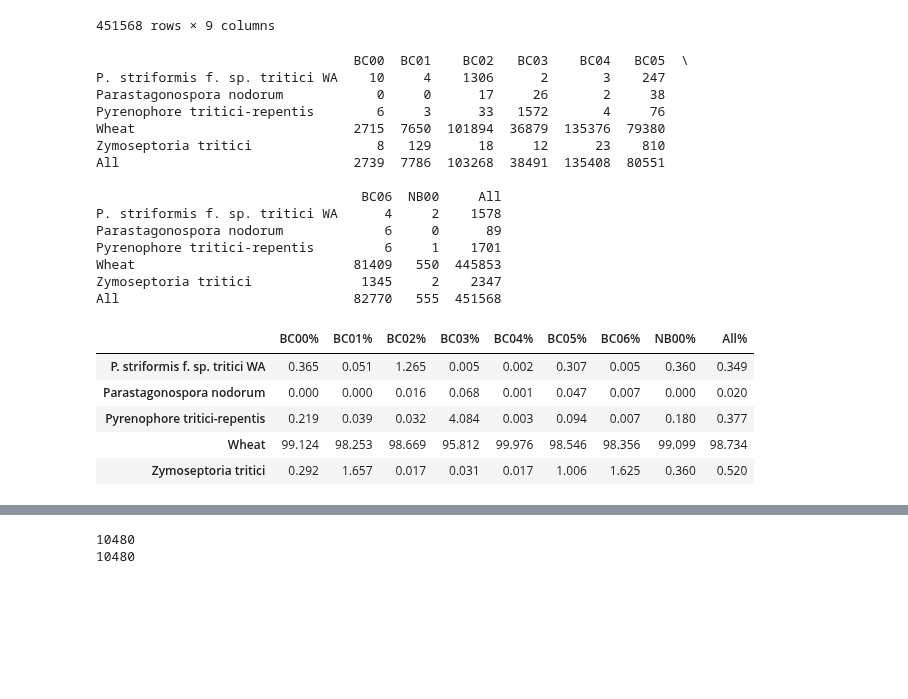
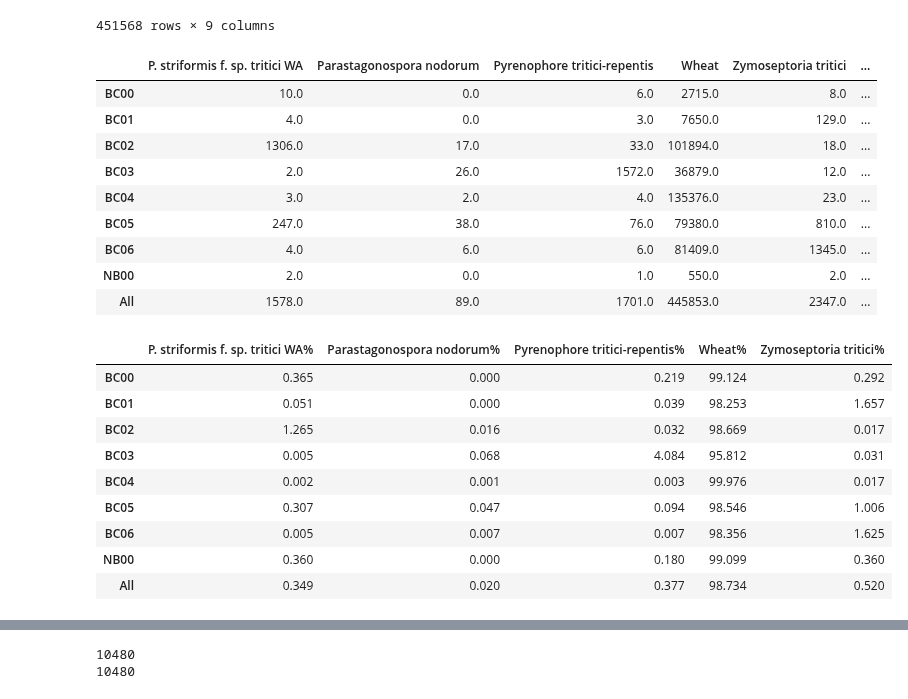
Before and after one commit to BenjaminSchwessinger/Gamran, a Jupyter notebook: MinIon_analysis_12122016_Wagga_initial-Copy1.ipynb, the cells around one changed output, grey strips where cells are left out. Drawn from its saved outputs; the diff is of its cells as text; code cells hidden in the pictures; blank space fills up the shorter version.

```diff
--- a/MinIon_analysis_12122016_Wagga_initial-Copy1.ipynb
+++ b/MinIon_analysis_12122016_Wagga_initial-Copy1.ipynb
@@ -408,42 +408,42 @@ joint_blast_df.sort_values('barcode', ascending=True, inplace=True)
 joint_blast_df.reset_index(drop=True, inplace=True)
 # %%
 #Summary table from all blast dataframes: species count per barcode
-joint_blast_pivot_table = joint_blast_df.pivot_table(values='nident', index='species', columns='barcode', aggfunc='count', fill_value=0, margins=True)
+joint_blast_pivot_table = joint_blast_df.pivot_table(values='nident', index='barcode', columns='species', aggfunc='count', fill_value=0, margins=True)
 joint_blast_pivot_table.index.name = None
 joint_blast_pivot_table.columns.name = None
-print(joint_blast_pivot_table.astype(int))
+joint_blast_pivot_table
 # %% [output]
-                                 BC00  BC01    BC02   BC03    BC04   BC05  \
-P. striformis f. sp. tritici WA    10     4    1306      2       3    247
-Parastagonospora nodorum            0     0      17     26       2     38
-Pyrenophore tritici-repentis        6     3      33   1572       4     76
-Wheat                            2715  7650  101894  36879  135376  79380
-Zymoseptoria tritici                8   129      18     12      23    810
-All                              2739  7786  103268  38491  135408  80551
-
-                                  BC06  NB00     All
-P. striformis f. sp. tritici WA      4     2    1578
-Parastagonospora nodorum             6     0      89
-Pyrenophore tritici-repentis         6     1    1701
-Wheat                            81409   550  445853
-Zymoseptoria tritici              1345     2    2347
-All                              82770   555  451568
+|  | P. striformis f. sp. tritici WA | Parastagonospora nodorum | Pyrenophore tritici-repentis | Wheat | Zymoseptoria tritici | ... |
+| BC00 | 10.0 | 0.0 | 6.0 | 2715.0 | 8.0 | ... |
+| BC01 | 4.0 | 0.0 | 3.0 | 7650.0 | 129.0 | ... |
+| BC02 | 1306.0 | 17.0 | 33.0 | 101894.0 | 18.0 | ... |
+| BC03 | 2.0 | 26.0 | 1572.0 | 36879.0 | 12.0 | ... |
+| BC04 | 3.0 | 2.0 | 4.0 | 135376.0 | 23.0 | ... |
+| BC05 | 247.0 | 38.0 | 76.0 | 79380.0 | 810.0 | ... |
+| BC06 | 4.0 | 6.0 | 6.0 | 81409.0 | 1345.0 | ... |
+| NB00 | 2.0 | 0.0 | 1.0 | 550.0 | 2.0 | ... |
+| All | 1578.0 | 89.0 | 1701.0 | 445853.0 | 2347.0 | ... |
 # %%
 #Summary table from all blast dataframes: species % per barcode
 joint_blast_pivot_table_pc = joint_blast_pivot_table.copy()
 
-joint_blast_pivot_table_pc.drop('All', inplace=True)
+joint_blast_pivot_table_pc
 
-for bcs in joint_blast_pivot_table.columns:
-    joint_blast_pivot_table_pc[str(bcs) + '%'] = np.round((joint_blast_pivot_table_pc[bcs] / joint_blast_pivot_table_pc[bcs].sum() * 100), 3)
-for bcs in joint_blast_pivot_table.columns:
-    joint_blast_pivot_table_pc.drop(bcs, axis=1, inplace=True)
+for spcs in joint_blast_pivot_table.columns:
+    joint_blast_pivot_table_pc[str(spcs) + '%'] = np.round((joint_blast_pivot_table_pc[spcs] / joint_blast_pivot_table_pc['All'] * 100), 3)
+for spcs in joint_blast_pivot_table.columns:
+    joint_blast_pivot_table_pc.drop(spcs, axis=1, inplace=True)
 
+joint_blast_pivot_table_pc.drop('All%', axis=1, inplace=True)
 joint_blast_pivot_table_pc
 # %% [output]
-|  | BC00% | BC01% | BC02% | BC03% | BC04% | BC05% | BC06% | NB00% | All% |
-| P. striformis f. sp. tritici WA | 0.365 | 0.051 | 1.265 | 0.005 | 0.002 | 0.307 | 0.005 | 0.360 | 0.349 |
-| Parastagonospora nodorum | 0.000 | 0.000 | 0.016 | 0.068 | 0.001 | 0.047 | 0.007 | 0.000 | 0.020 |
-| Pyrenophore tritici-repentis | 0.219 | 0.039 | 0.032 | 4.084 | 0.003 | 0.094 | 0.007 | 0.180 | 0.377 |
-| Wheat | 99.124 | 98.253 | 98.669 | 95.812 | 99.976 | 98.546 | 98.356 | 99.099 | 98.734 |
-| Zymoseptoria tritici | 0.292 | 1.657 | 0.017 | 0.031 | 0.017 | 1.006 | 1.625 | 0.360 | 0.520 |
+|  | P. striformis f. sp. tritici WA% | Parastagonospora nodorum% | Pyrenophore tritici-repentis% | Wheat% | Zymoseptoria tritici% |
+| BC00 | 0.365 | 0.000 | 0.219 | 99.124 | 0.292 |
+| BC01 | 0.051 | 0.000 | 0.039 | 98.253 | 1.657 |
+| BC02 | 1.265 | 0.016 | 0.032 | 98.669 | 0.017 |
+| BC03 | 0.005 | 0.068 | 4.084 | 95.812 | 0.031 |
+| BC04 | 0.002 | 0.001 | 0.003 | 99.976 | 0.017 |
+| BC05 | 0.307 | 0.047 | 0.094 | 98.546 | 1.006 |
+| BC06 | 0.005 | 0.007 | 0.007 | 98.356 | 1.625 |
+| NB00 | 0.360 | 0.000 | 0.180 | 99.099 | 0.360 |
+| All | 0.349 | 0.020 | 0.377 | 98.734 | 0.520 |
```
Also changed, not shown: parts of 12 cells of this notebook.
